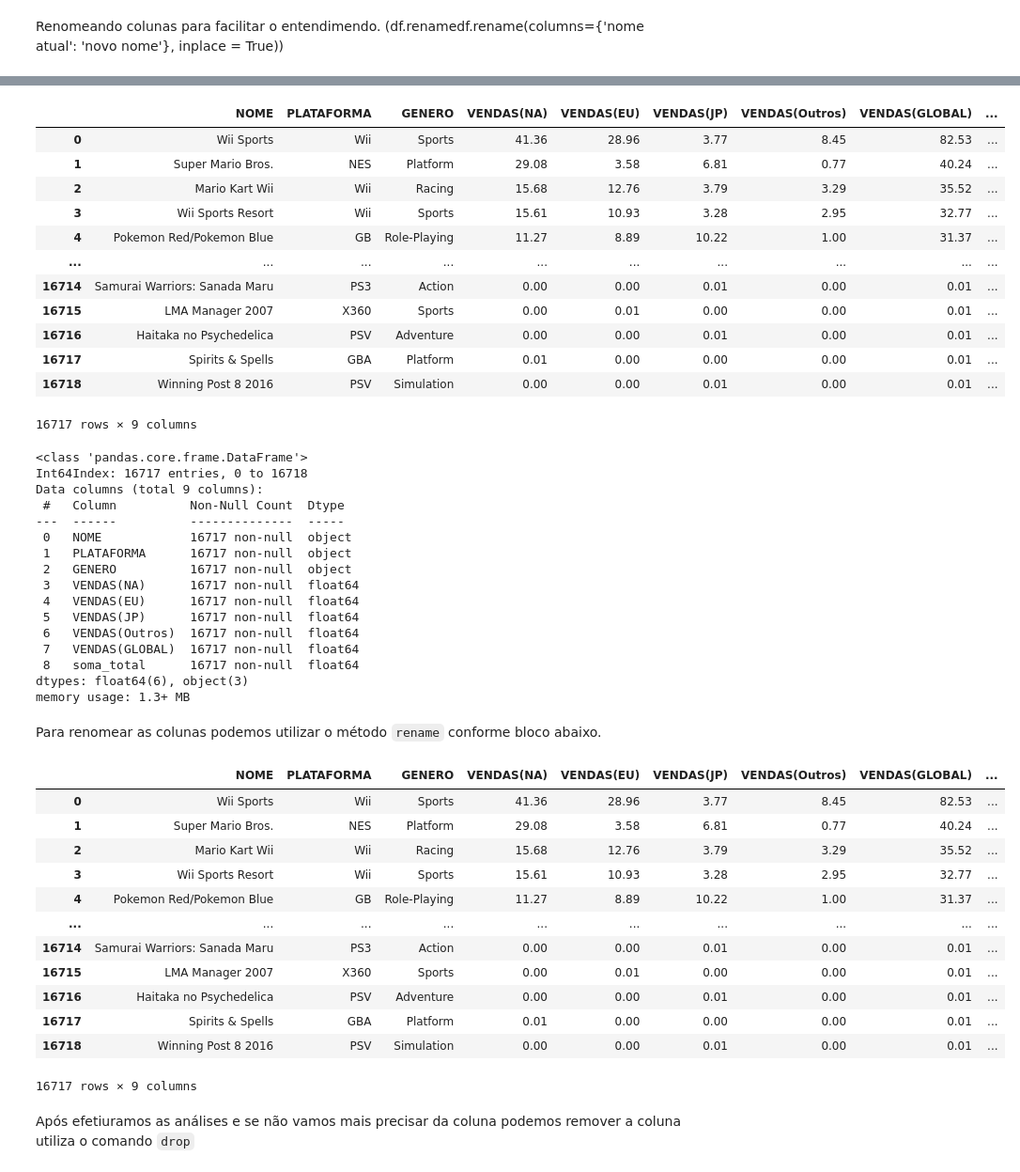
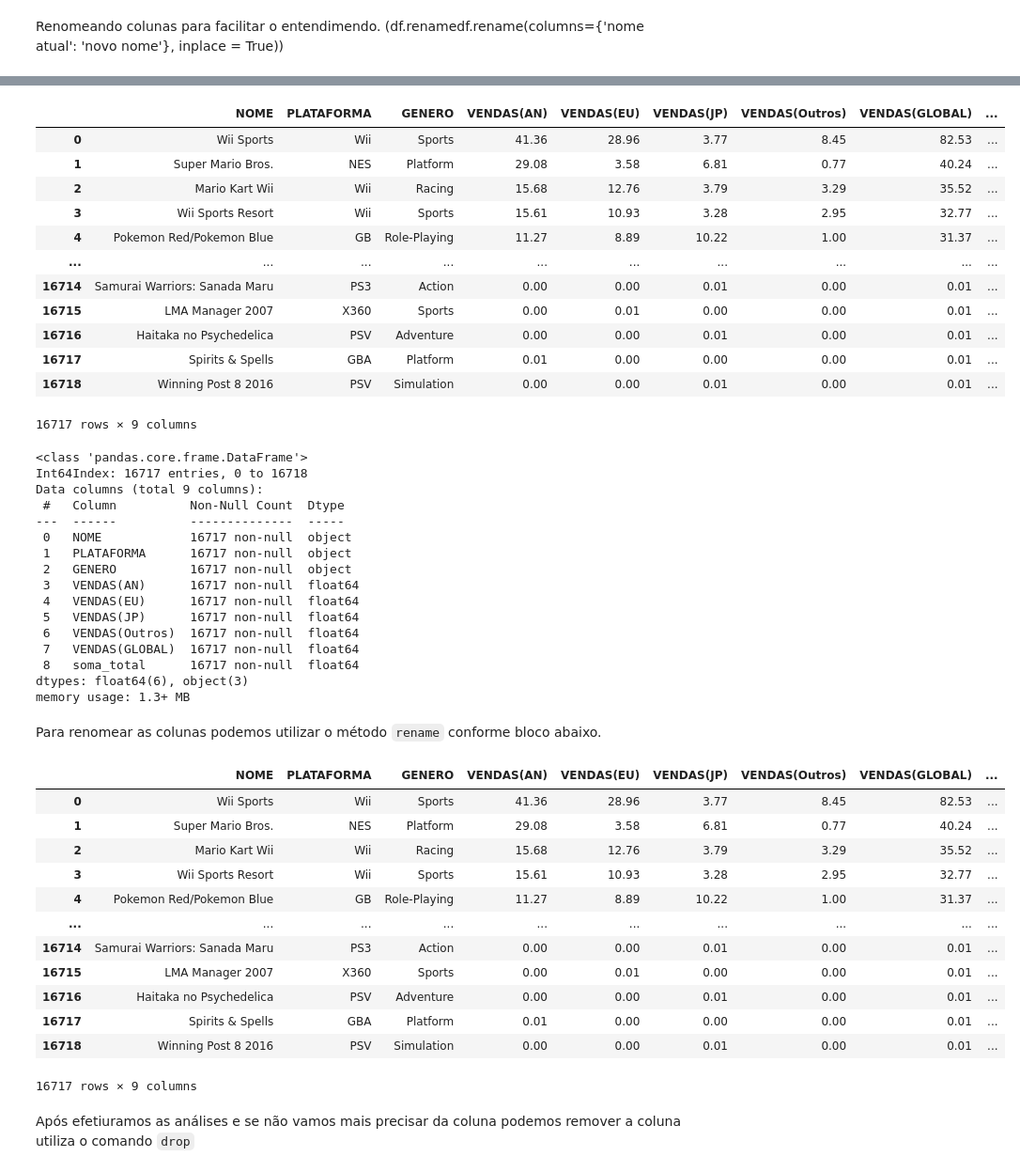
Before and after one commit to Felip-Oliv/Data_Cience, a Jupyter notebook: limpeza de dados/Pandas_Limpeza de Dados.ipynb, the cells around one changed output, grey strips where cells are left out. Shown at 94% size. Cells and saved outputs as stored; diff of their text form; code cells hidden in the pictures.

```diff
--- a/limpeza de dados/Pandas_Limpeza de Dados.ipynb
+++ b/limpeza de dados/Pandas_Limpeza de Dados.ipynb
@@ -227,8 +227,8 @@ df_2.head()
 # %%
-df_2['soma_total'] = df_2['soma_total'] + df_2['VENDAS(JP)']
+df_2['soma_total'] = df_2['VENDAS(EU)'] + df_2['VENDAS(JP)']
 df_2
 # %% [output]
-|  | NOME | PLATAFORMA | GENERO | VENDAS(NA) | VENDAS(EU) | VENDAS(JP) | VENDAS(Outros) | VENDAS(GLOBAL) | ... |
+|  | NOME | PLATAFORMA | GENERO | VENDAS(AN) | VENDAS(EU) | VENDAS(JP) | VENDAS(Outros) | VENDAS(GLOBAL) | ... |
 | 0 | Wii Sports | Wii | Sports | 41.36 | 28.96 | 3.77 | 8.45 | 82.53 | ... |
 | 1 | Super Mario Bros. | NES | Platform | 29.08 | 3.58 | 6.81 | 0.77 | 40.24 | ... |
 | 2 | Mario Kart Wii | Wii | Racing | 15.68 | 12.76 | 3.79 | 3.29 | 35.52 | ... |
@@ -252,7 +252,7 @@ Data columns (total 9 columns):
  0   NOME            16717 non-null  object
  1   PLATAFORMA      16717 non-null  object
  2   GENERO          16717 non-null  object
- 3   VENDAS(NA)      16717 non-null  float64
+ 3   VENDAS(AN)      16717 non-null  float64
  4   VENDAS(EU)      16717 non-null  float64
  5   VENDAS(JP)      16717 non-null  float64
  6   VENDAS(Outros)  16717 non-null  float64
@@ -266,7 +266,7 @@ Para renomear as colunas podemos utilizar o método `rename` conforme bloco abai
 df_3 = df_2.rename(columns={'soma_total': '(NA)/(EU)/(JP)'})
 df_3
 # %% [output]
-|  | NOME | PLATAFORMA | GENERO | VENDAS(NA) | VENDAS(EU) | VENDAS(JP) | VENDAS(Outros) | VENDAS(GLOBAL) | ... |
+|  | NOME | PLATAFORMA | GENERO | VENDAS(AN) | VENDAS(EU) | VENDAS(JP) | VENDAS(Outros) | VENDAS(GLOBAL) | ... |
 | 0 | Wii Sports | Wii | Sports | 41.36 | 28.96 | 3.77 | 8.45 | 82.53 | ... |
 | 1 | Super Mario Bros. | NES | Platform | 29.08 | 3.58 | 6.81 | 0.77 | 40.24 | ... |
 | 2 | Mario Kart Wii | Wii | Racing | 15.68 | 12.76 | 3.79 | 3.29 | 35.52 | ... |
```
Also changed, not shown: parts of 9 cells of this notebook, 2 other files.
